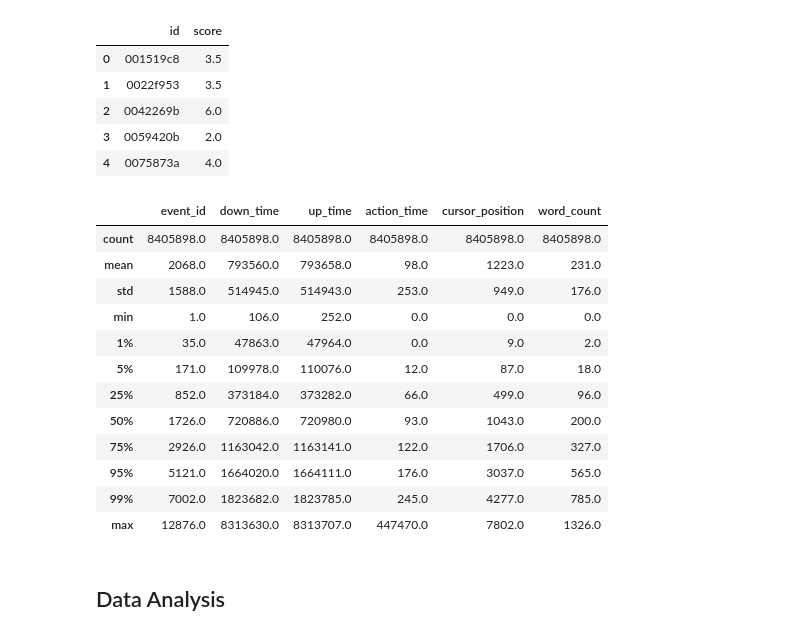
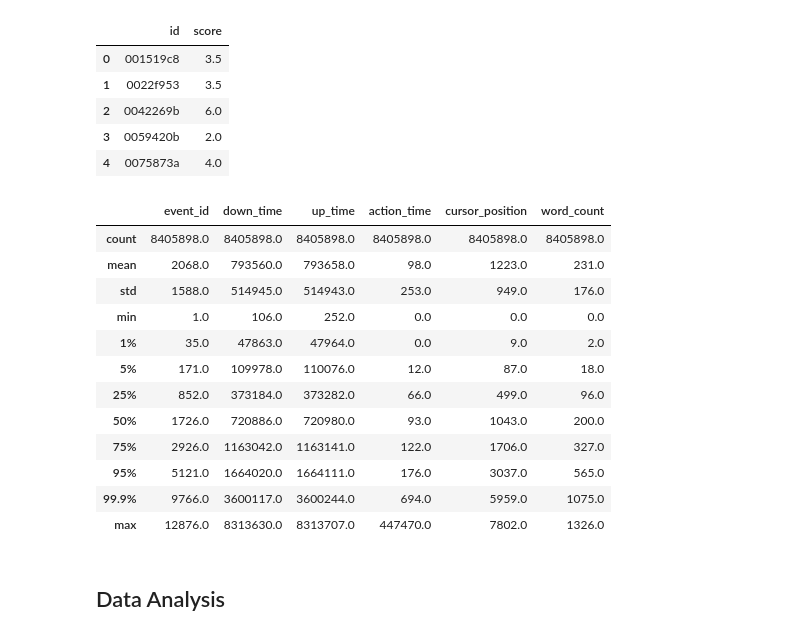
Before and after one commit to DarknessNotFound/WritingQuality, a Jupyter notebook: writing-quality2.ipynb, the cells around one changed output. Saved outputs shown, nothing was run; the diff lists cells and outputs as text; code cells hidden in the pictures.

```diff
--- a/writing-quality2.ipynb
+++ b/writing-quality2.ipynb
@@ -71,20 +71,20 @@ train_scores.head()
 | 3 | 0059420b | 2.0 |
 | 4 | 0075873a | 4.0 |
 # %%
-train_logs.describe(percentiles=[0.01, 0.05, 0.25, 0.5, 0.75, 0.95, 0.99]).round(0)
+train_logs.describe(percentiles=[0.01, 0.05, 0.25, 0.5, 0.75, 0.95, 0.999]).round(0)
 # %% [output]
 |  | event_id | down_time | up_time | action_time | cursor_position | word_count |
 | count | 8405898.0 | 8405898.0 | 8405898.0 | 8405898.0 | 8405898.0 | 8405898.0 |
 | mean | 2068.0 | 793560.0 | 793658.0 | 98.0 | 1223.0 | 231.0 |
 | std | 1588.0 | 514945.0 | 514943.0 | 253.0 | 949.0 | 176.0 |
 | min | 1.0 | 106.0 | 252.0 | 0.0 | 0.0 | 0.0 |
 | 1% | 35.0 | 47863.0 | 47964.0 | 0.0 | 9.0 | 2.0 |
 | 5% | 171.0 | 109978.0 | 110076.0 | 12.0 | 87.0 | 18.0 |
 | 25% | 852.0 | 373184.0 | 373282.0 | 66.0 | 499.0 | 96.0 |
 | 50% | 1726.0 | 720886.0 | 720980.0 | 93.0 | 1043.0 | 200.0 |
 | 75% | 2926.0 | 1163042.0 | 1163141.0 | 122.0 | 1706.0 | 327.0 |
 | 95% | 5121.0 | 1664020.0 | 1664111.0 | 176.0 | 3037.0 | 565.0 |
-| 99% | 7002.0 | 1823682.0 | 1823785.0 | 245.0 | 4277.0 | 785.0 |
+| 99.9% | 9766.0 | 3600117.0 | 3600244.0 | 694.0 | 5959.0 | 1075.0 |
 | max | 12876.0 | 8313630.0 | 8313707.0 | 447470.0 | 7802.0 | 1326.0 |
 # %% [markdown]
 ## Data Analysis
```
Also changed, not shown: parts of 10 cells of this notebook.
